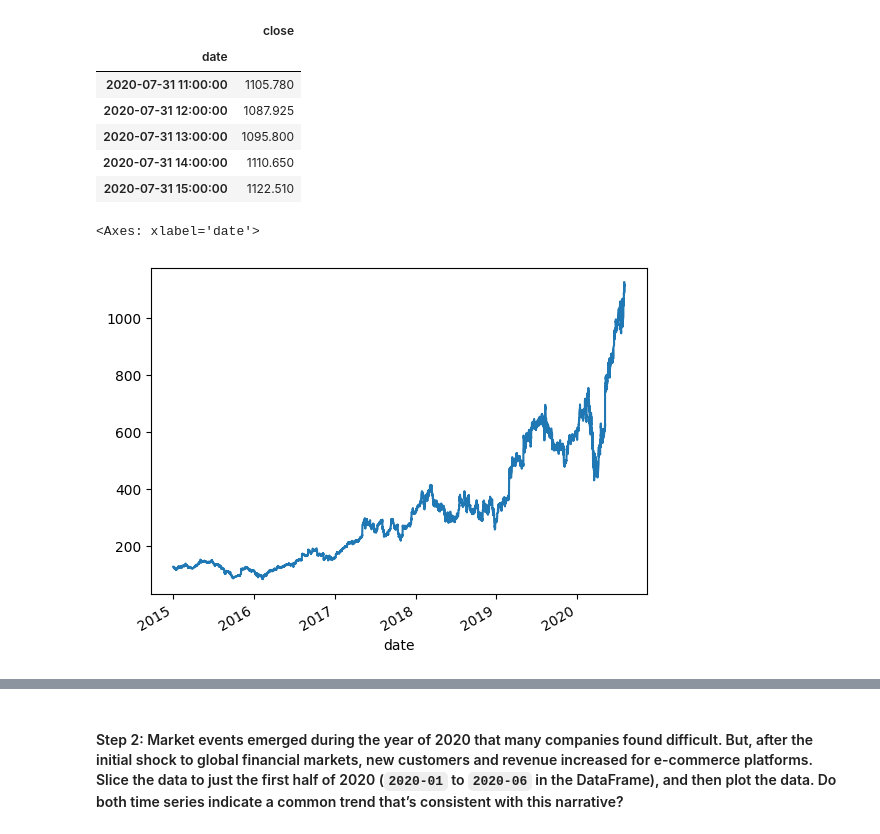
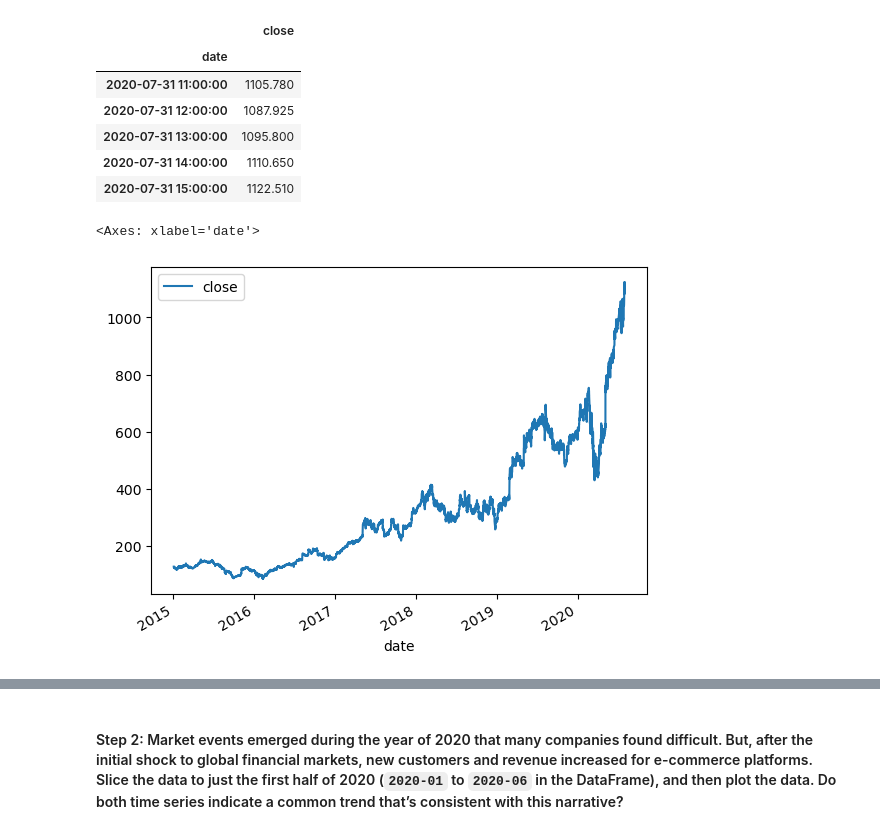
Before and after one commit to 68kevlar/prophet-challenge, a Jupyter notebook: forecasting_net_prophet.ipynb, the cells around one changed output, grey strips where cells are left out. Saved outputs shown, nothing was run; the diff lists cells and outputs as text; code cells hidden in the pictures.

```diff
--- a/forecasting_net_prophet.ipynb
+++ b/forecasting_net_prophet.ipynb
@@ -224,8 +231,9 @@ display(df_mercado_stock.tail())
 | 2020-07-31 15:00:00 | 1122.510 |
 # %%
 # Visualize the closing price of the df_mercado_stock DataFrame
+df_mercado_stock.plot()
 # %% [output]
 <Axes: xlabel='date'>
-[figure, old version]
+[figure, new version]
 # %%
 # Concatenate the df_mercado_stock DataFrame with the df_mercado_trends DataFrame
```
Also changed, not shown: parts of 28 cells of this notebook.
